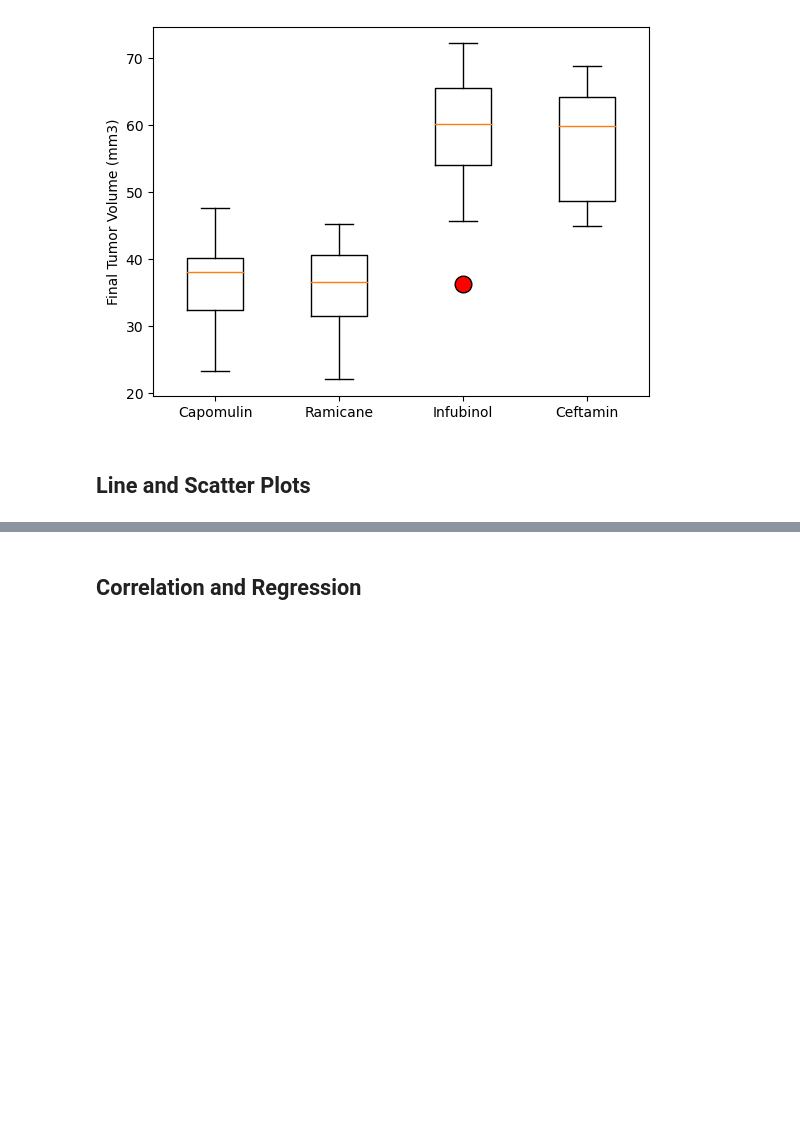
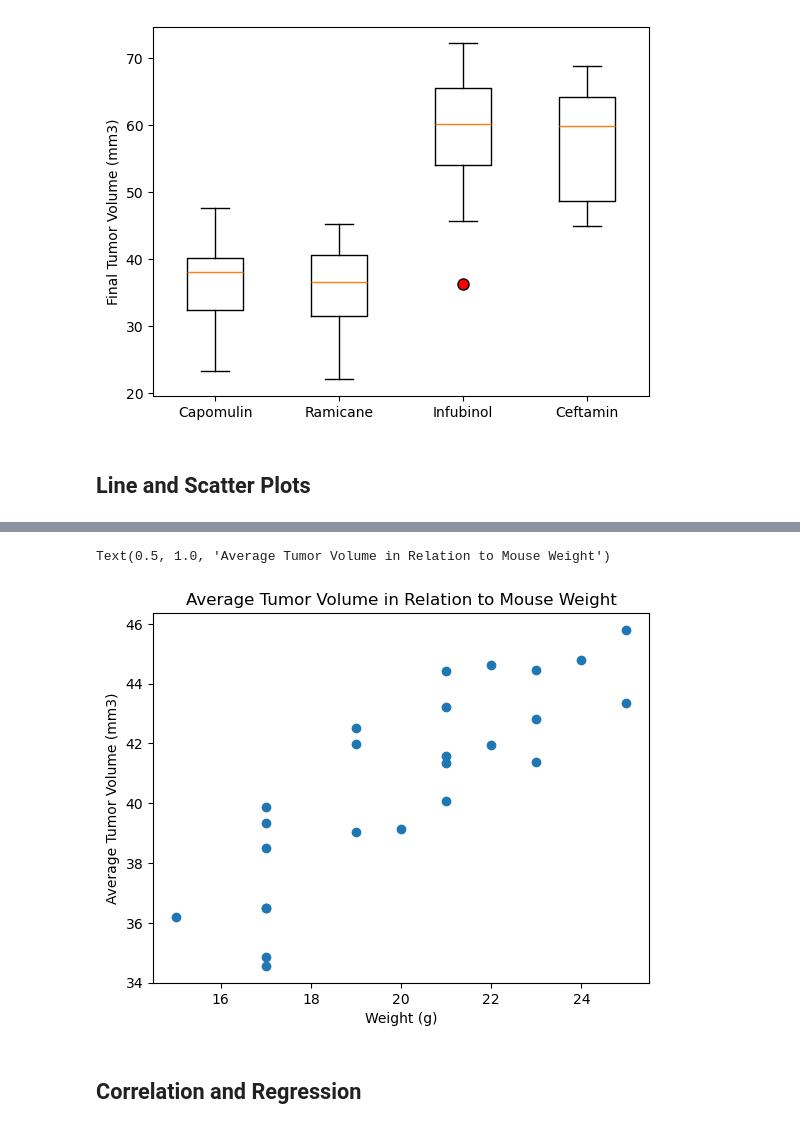
Before and after one commit to andymatsuura/Pymaceuticals, a Jupyter notebook: pymaceuticals_starter.ipynb, the cells around one changed output, grey strips where cells are left out. Drawn from its saved outputs; the diff is of its cells as text; code cells hidden in the pictures; blank space fills up the shorter version.

```diff
--- a/pymaceuticals_starter.ipynb
+++ b/pymaceuticals_starter.ipynb
@@ -271,2 +296,17 @@ nan
+# %%
+# Generate a scatter plot of mouse weight vs. the average observed tumor volume for the entire Capomulin regimen
+#It was a process finding out how to do this, I was pointed in the direction of merging cap_avg to cap dataframe
+#thanks to chatgpt, link provided. did drop_duplicates to just get 1 weight reading per mouse and get desired graph
+cap = clean_mouse_study.loc[clean_mouse_study["Drug Regimen"] == "Capomulin"]
+cap_avg = cap.groupby("Mouse ID")["Tumor Volume (mm3)"].mean().rename("Average Tumor Volume (mm3)")
+cap_total = pd.merge(cap, cap_avg, how="left", on="Mouse ID")
+clean_cap_total = cap_total[["Weight (g)", "Average Tumor Volume (mm3)"]].drop_duplicates()
+plt.scatter(clean_cap_total["Weight (g)"], clean_cap_total["Average Tumor Volume (mm3)"])
+plt.xlabel("Weight (g)")
+plt.ylabel("Average Tumor Volume (mm3)")
+plt.title("Average Tumor Volume in Relation to Mouse Weight")
+# %% [output]
+Text(0.5, 1.0, 'Average Tumor Volume in Relation to Mouse Weight')
+[figure, added]
 # %% [markdown]
 ## Correlation and Regression
```
Also changed, not shown: parts of 10 cells of this notebook.
